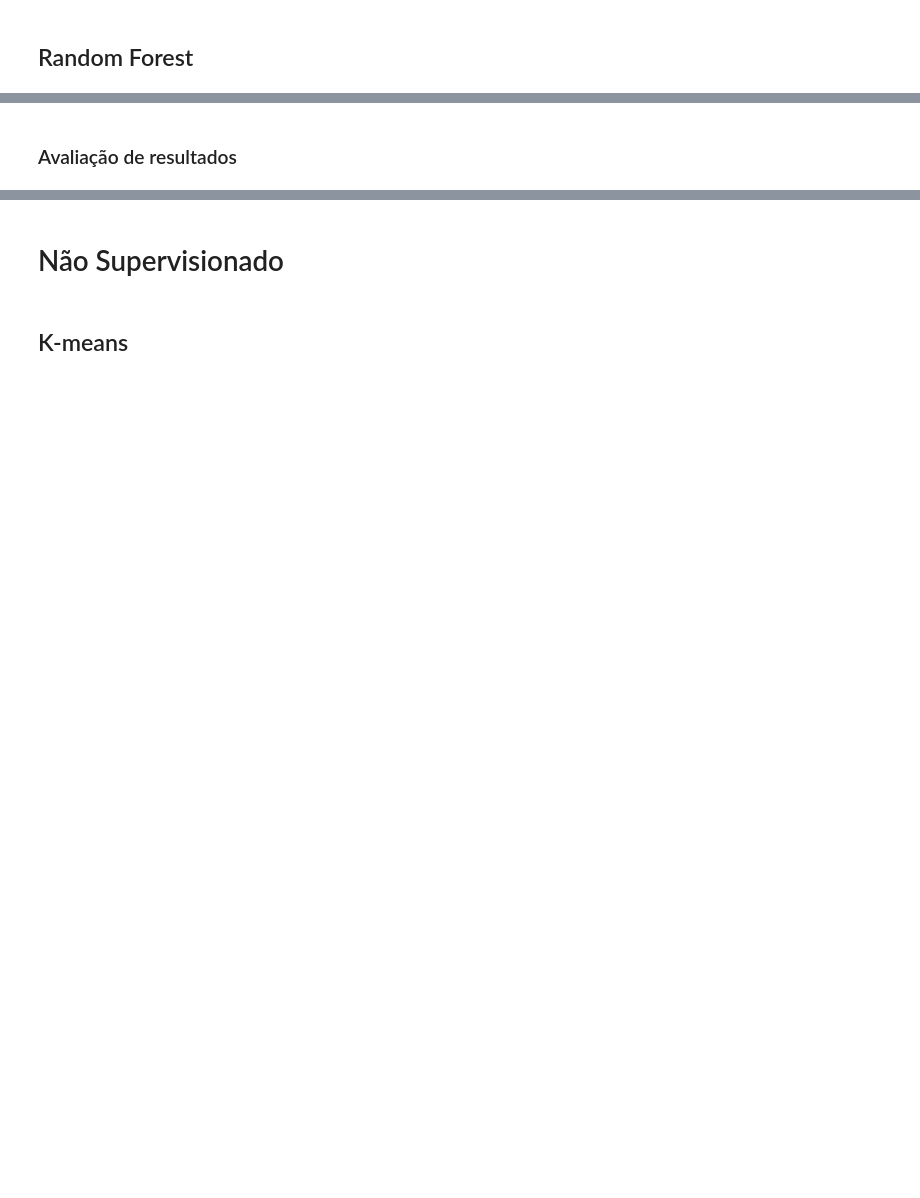
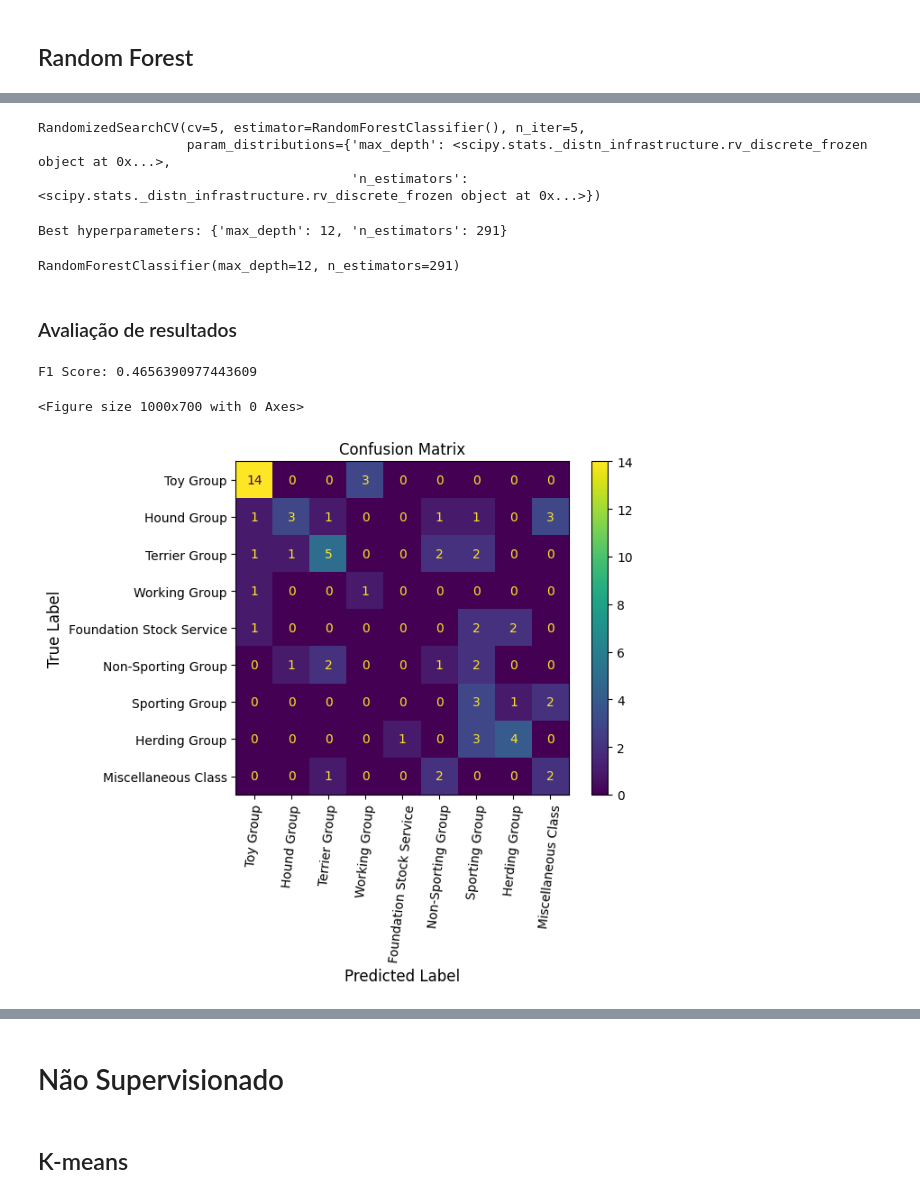
Before and after one commit to felipeduartea/projeto-ia, a Jupyter notebook: Trabalho_IA.ipynb, the cells around one changed output, grey strips where cells are left out. Cells and saved outputs as stored; diff of their text form; code cells hidden in the pictures; blank space fills up the shorter version.

```diff
--- a/Trabalho_IA.ipynb
+++ b/Trabalho_IA.ipynb
@@ -181,2 +273,68 @@ RandomForestClassifier()
+# %%
+from sklearn.ensemble import RandomForestClassifier
+from sklearn.metrics import accuracy_score, confusion_matrix, precision_score, recall_score, ConfusionMatrixDisplay
+from sklearn.model_selection import RandomizedSearchCV, train_test_split
+from scipy.stats import randint
+
+
+rf = RandomForestClassifier()
+param_dist = {'n_estimators': randint(50,500),
+              'max_depth': randint(1,20)}
+
+# Use random search to find the best hyperparameters
+rand_search = RandomizedSearchCV(rf,
+                                 param_distributions = param_dist,
+                                 n_iter=5,
+                                 cv=5)
+
+# Fit the random search object to the data
+rand_search.fit(X_resampled, y_resampled)
+# %% [output]
+RandomizedSearchCV(cv=5, estimator=RandomForestClassifier(), n_iter=5,
+                   param_distributions={'max_depth': <scipy.stats._distn_infrastructure.rv_discrete_frozen object at 0x...>,
+                                        'n_estimators': <scipy.stats._distn_infrastructure.rv_discrete_frozen object at 0x...>})
+# %%
+
+best_rf = rand_search.best_estimator_
+
+print('Best hyperparameters:',  rand_search.best_params_)
+
+max_depth = rand_search.best_params_['max_depth']
+n_estimators = rand_search.best_params_['n_estimators']
+# %% [output]
+Best hyperparameters: {'max_depth': 12, 'n_estimators': 291}
+# %%
+
+rf = RandomForestClassifier(max_depth= max_depth, n_estimators= n_estimators)
+rf.fit(X_resampled, y_resampled)
+# %% [output]
+RandomForestClassifier(max_depth=12, n_estimators=291)
 # %% [markdown]
 ### Avaliação de resultados
+# %%
+from sklearn.metrics import f1_score
+y_pred = best_rf.predict(X_test)
+
+resultad_rf = f1_score(y_test, y_pred, average="weighted")
+
+
+print("F1 Score:", resultad_rf)
+# %% [output]
+F1 Score: 0.4656390977443609
+# %%
+cm = confusion_matrix(y_test, y_pred)
+
+plt.figure(figsize=(10, 7))
+
+cmd = ConfusionMatrixDisplay(confusion_matrix=cm, display_labels=value)
+
+cmd.plot()
+
+plt.title('Confusion Matrix')
+plt.xlabel('Predicted Label', fontsize=12)
+plt.ylabel('True Label', fontsize=12)
+plt.xticks(rotation=84)
+plt.show()
+# %% [output]
+<Figure size 1000x700 with 0 Axes>
+[figure, added]
```
Also changed, not shown: parts of 58 cells of this notebook, 2 other files.
